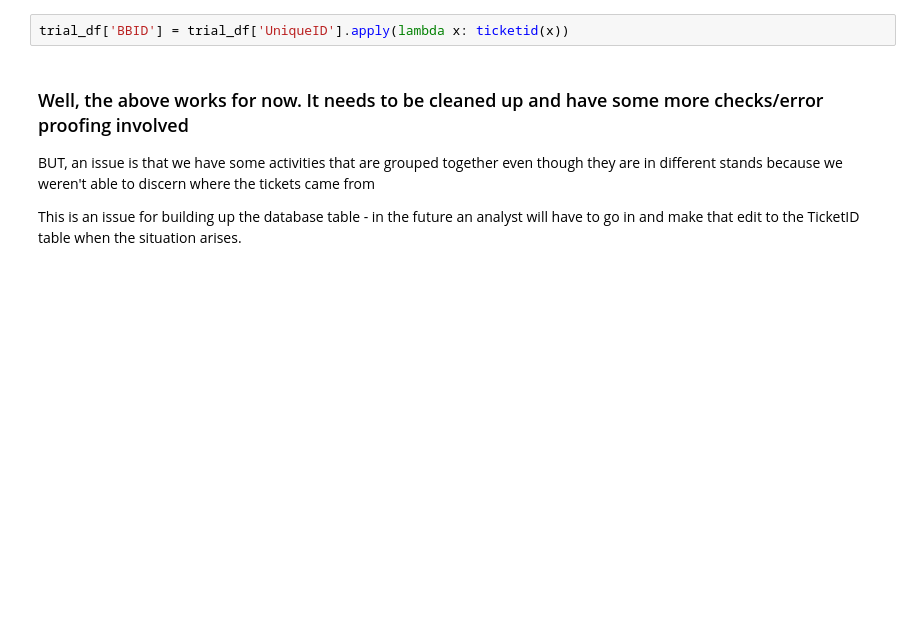
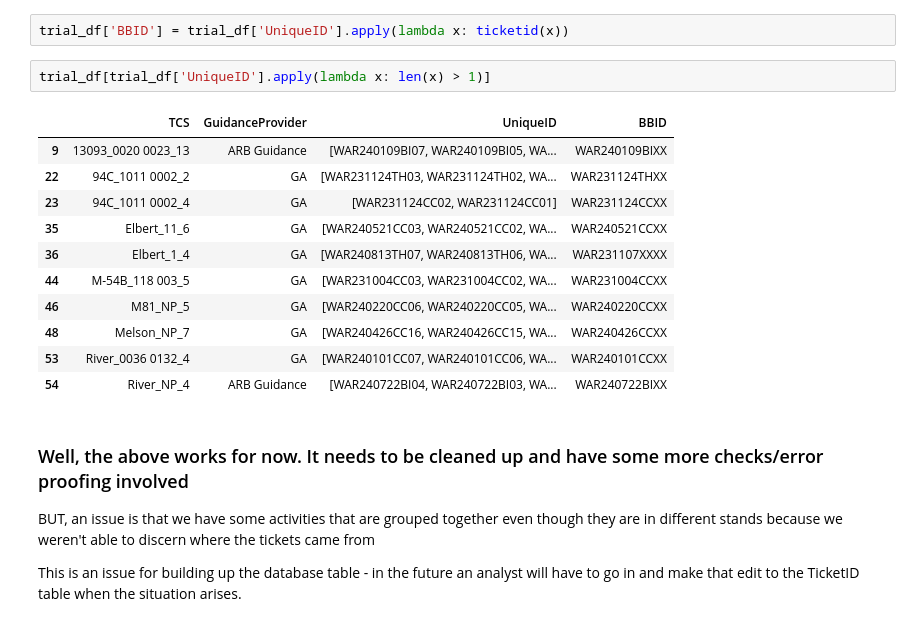
Before and after one commit to BilyBrown/sqlite3-tutorial, a Jupyter notebook: create_war_tables.ipynb, the cells around one changed output. Saved outputs shown, nothing was run; the diff lists cells and outputs as text; blank space fills up the shorter version.

```diff
--- a/create_war_tables.ipynb
+++ b/create_war_tables.ipynb
@@ -586,6 +600,20 @@ def ticketid(lst):
         return "Failed at length of lst"
 # %%
 trial_df['BBID'] = trial_df['UniqueID'].apply(lambda x: ticketid(x))
+# %%
+trial_df[trial_df['UniqueID'].apply(lambda x: len(x) > 1)]
+# %% [output]
+|  | TCS | GuidanceProvider | UniqueID | BBID |
+| 9 | 13093_0020 0023_13 | ARB Guidance | [WAR240109BI07, WAR240109BI05, WA... | WAR240109BIXX |
+| 22 | 94C_1011 0002_2 | GA | [WAR231124TH03, WAR231124TH02, WA... | WAR231124THXX |
+| 23 | 94C_1011 0002_4 | GA | [WAR231124CC02, WAR231124CC01] | WAR231124CCXX |
+| 35 | Elbert_11_6 | GA | [WAR240521CC03, WAR240521CC02, WA... | WAR240521CCXX |
+| 36 | Elbert_1_4 | GA | [WAR240813TH07, WAR240813TH06, WA... | WAR231107XXXX |
+| 44 | M-54B_118 003_5 | GA | [WAR231004CC03, WAR231004CC02, WA... | WAR231004CCXX |
+| 46 | M81_NP_5 | GA | [WAR240220CC06, WAR240220CC05, WA... | WAR240220CCXX |
+| 48 | Melson_NP_7 | GA | [WAR240426CC16, WAR240426CC15, WA... | WAR240426CCXX |
+| 53 | River_0036 0132_4 | GA | [WAR240101CC07, WAR240101CC06, WA... | WAR240101CCXX |
+| 54 | River_NP_4 | ARB Guidance | [WAR240722BI04, WAR240722BI03, WA... | WAR240722BIXX |
 # %% [markdown]
 ### Well, the above works for now. It needs to be cleaned up and have some more checks/error proofing involved
 
```
Also changed, not shown: parts of 12 cells of this notebook.
